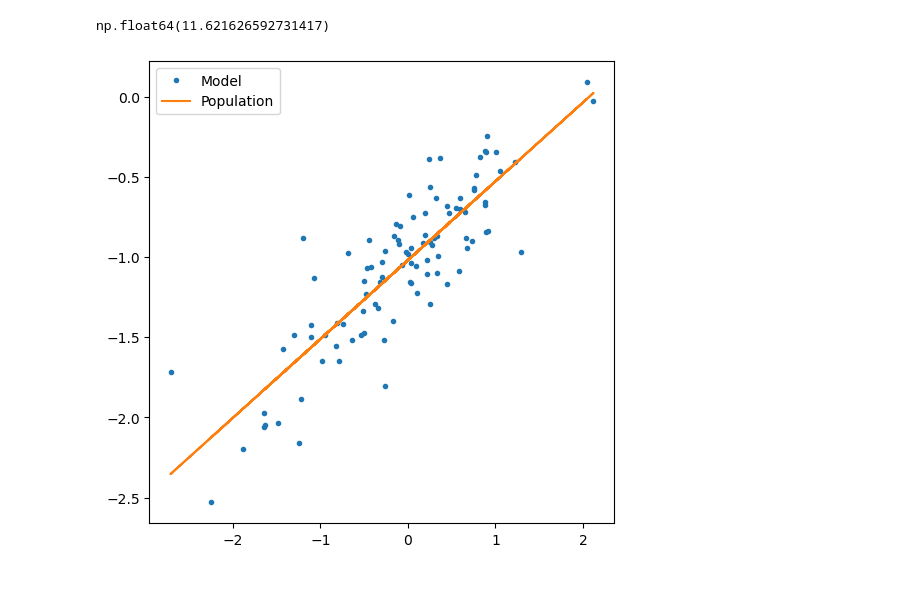
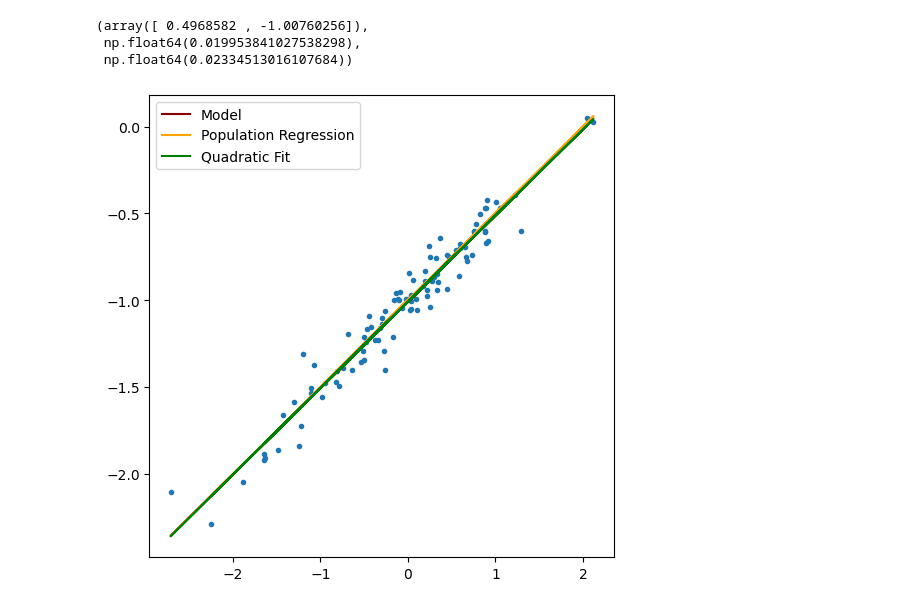
Before and after one commit to dan035-ucsd/MATH-102, a Jupyter notebook: math189/HW2/math189hw2.ipynb, the cells around one changed output. Cells and saved outputs as stored; diff of their text form; code cells hidden in the pictures.

```diff
--- a/math189/HW2/math189hw2.ipynb
+++ b/math189/HW2/math189hw2.ipynb
@@ -1,26 +1,39 @@
 # %%
 import numpy as np
 import matplotlib.pyplot as plt
+import scipy.stats as st
 
 rng = np.random.default_rng(1)
 x = rng.normal(0,1,100)
 
-eps = rng.normal(0,0.25,100)
+eps = rng.normal(0,0.1,100)
 
-y = -1 + 0.5 * x + eps
-y_length = np.linalg.norm(y)
+y_hat = -1 + 0.5 * x + eps
+y_hat_length = np.linalg.norm(y_hat)
 
-# d.
 fig, ax = plt.subplots(figsize=(6,6))
-coef = np.polyfit(x,y,1)
+coef = np.polyfit(x,y_hat,1)
 linreg = np.poly1d(coef)
 
-# e.
-ax.plot(x,y,'o',markersize=3)
-ax.plot(x,linreg(x),label='Model')
-ax.plot(x,)
+y = -1 + 0.5 * x
+ax.plot(x,y_hat,'o',markersize=3)
+ax.plot(x,linreg(x),label='Model',color='darkred')
+ax.plot(x,y,label='Population Regression',color='orange')
+
+coef2 = np.polyfit(x,y_hat,2)
+linreg2 = np.poly1d(coef2)
+ax.plot(x,linreg2(x),label='Quadratic Fit',color='green')
 ax.legend()
-y_length
+
+slope, intercept, r_value, p_value, s_beta1 = st.linregress(x,y_hat)
+t_crit = st.t.ppf(0.975, df=len(x)-2)
+confint_beta1 = t_crit * s_beta1
+s_yx = s_beta1 * np.sqrt(np.var(x,ddof=1)*(len(x)-1))
+s_beta0 = s_yx * np.sqrt(np.sum(x**2)/((len(x)-1)*len(x)*np.var(x,ddof=1)))
+confint_beta0 = t_crit * s_beta0
+coef, confint_beta0, confint_beta1
 # %% [output]
-np.float64(11.621626592731417)
+(array([ 0.4968582 , -1.00760256]),
+ np.float64(0.019953841027538298),
+ np.float64(0.02334513016107684))
-[figure, old version]
+[figure, new version]
```
Also changed, not shown: 12 other files.
